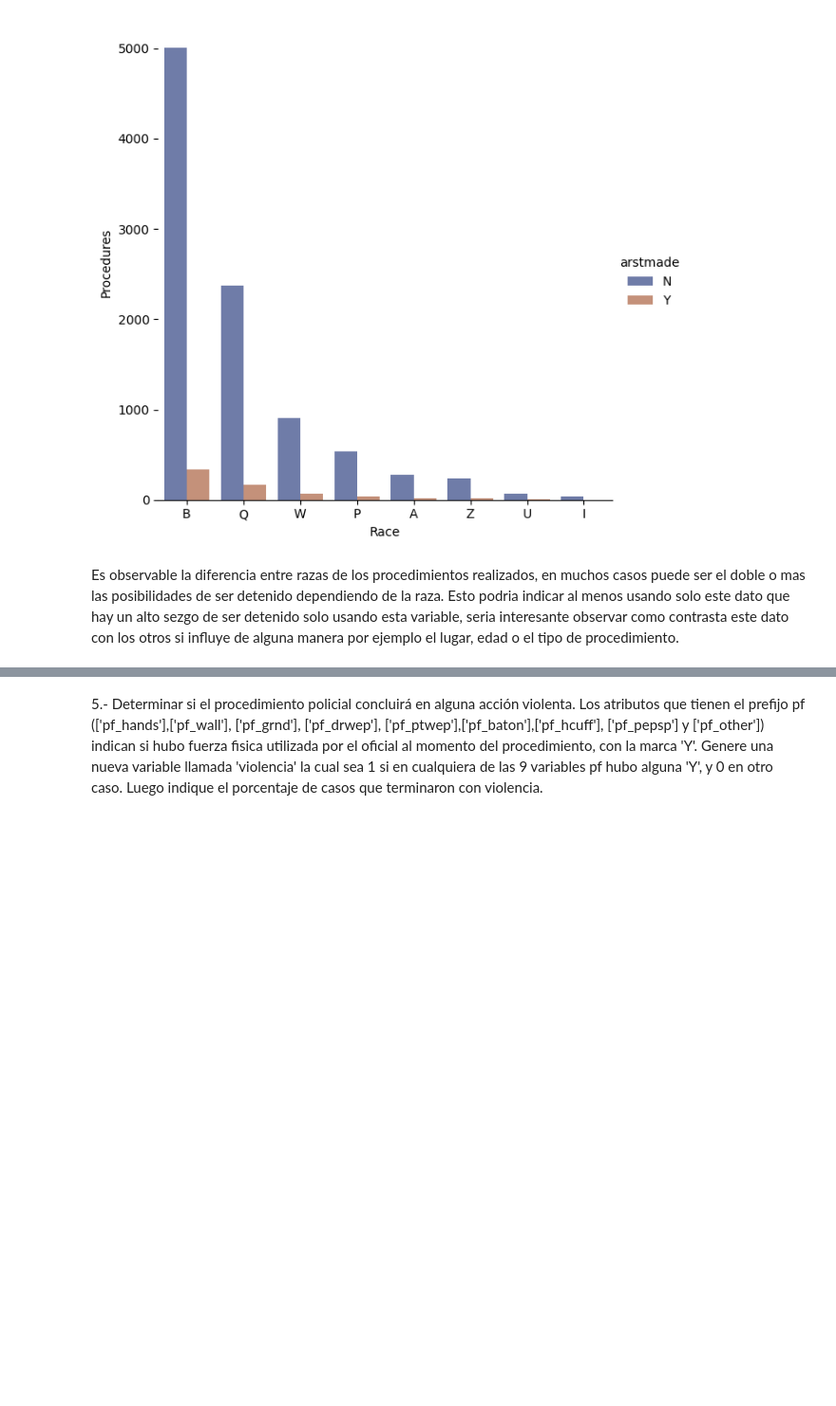
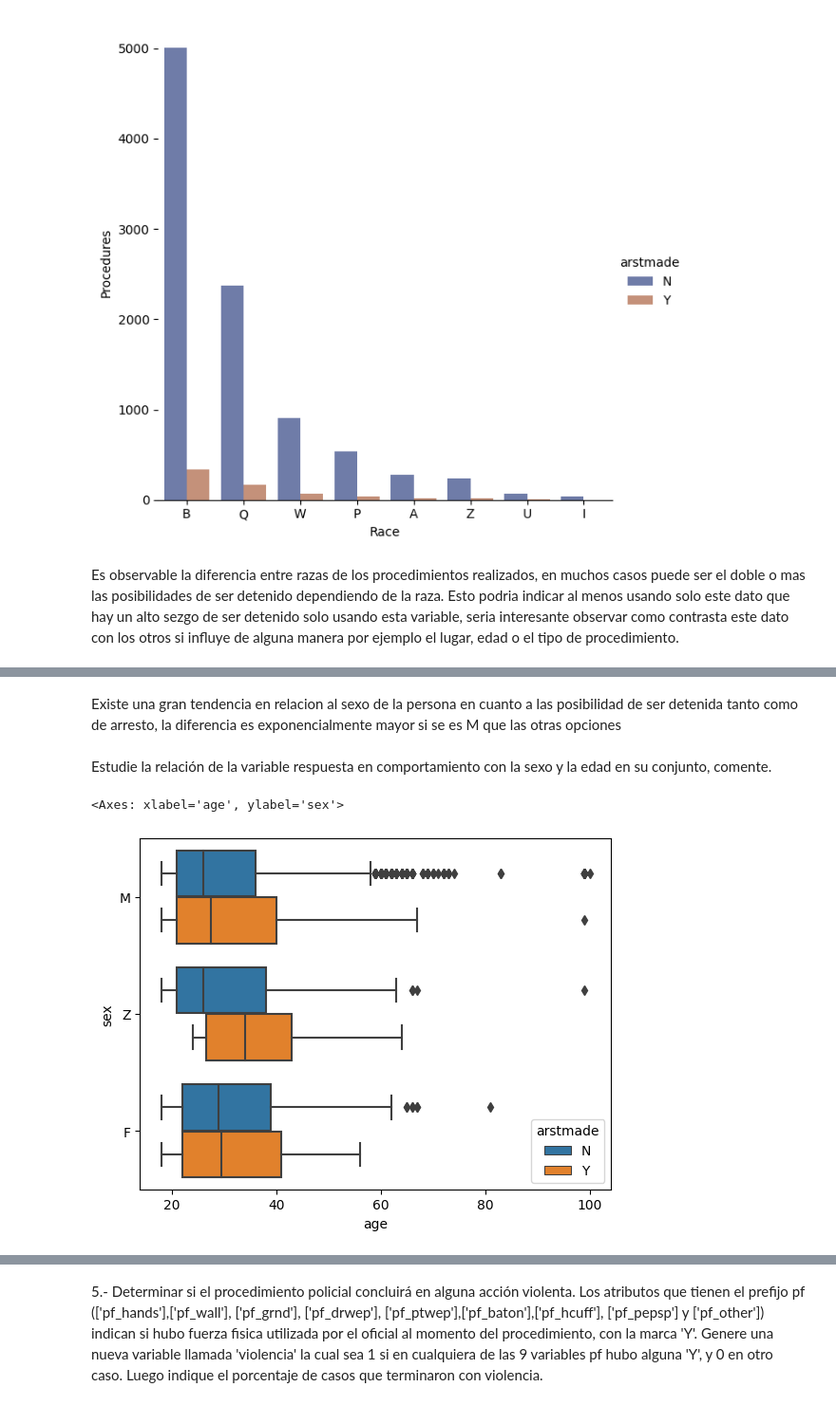
Before and after one commit to saert3311/ciencia-datos-aspasia, a Jupyter notebook: M5/ejercicio_final.ipynb, the cells around one changed output, grey strips where cells are left out. Shown: that part at 95% size. Drawn from its saved outputs; the diff is of its cells as text; code cells hidden in the pictures; blank space fills up the shorter version.

```diff
--- a/M5/ejercicio_final.ipynb
+++ b/M5/ejercicio_final.ipynb
@@ -201,0 +234,10 @@ los otros si influye de alguna manera por ejemplo el lugar, edad o el tipo de pr
+# %% [markdown]
+Existe una gran tendencia en relacion al sexo de la persona en cuanto a las posibilidad de ser detenida tanto como de arresto, la diferencia es exponencialmente mayor si se es M que las otras opciones
+# %% [markdown]
+Estudie la relación de la variable respuesta en comportamiento con la
+sexo y la edad en su conjunto, comente.
+# %%
+sns.boxplot(data=filtered_df, x="age", y="sex", hue="arstmade")
+# %% [output]
+<Axes: xlabel='age', ylabel='sex'>
+[figure, added]
```
Also changed, not shown: parts of 22 cells of this notebook.
